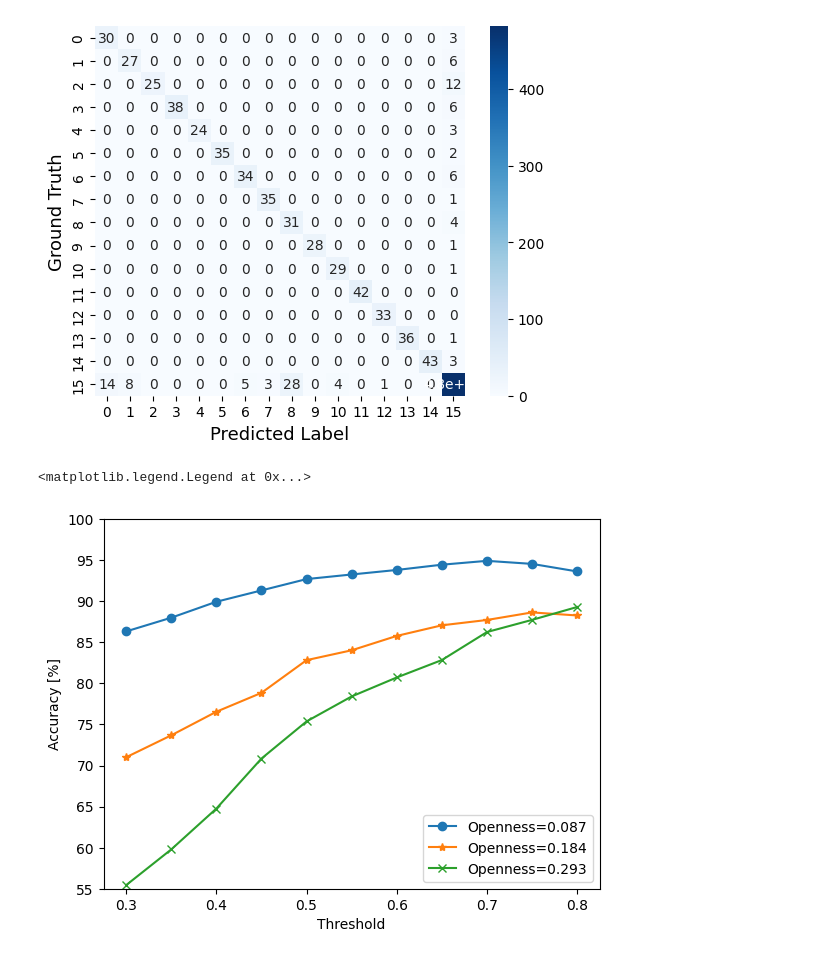
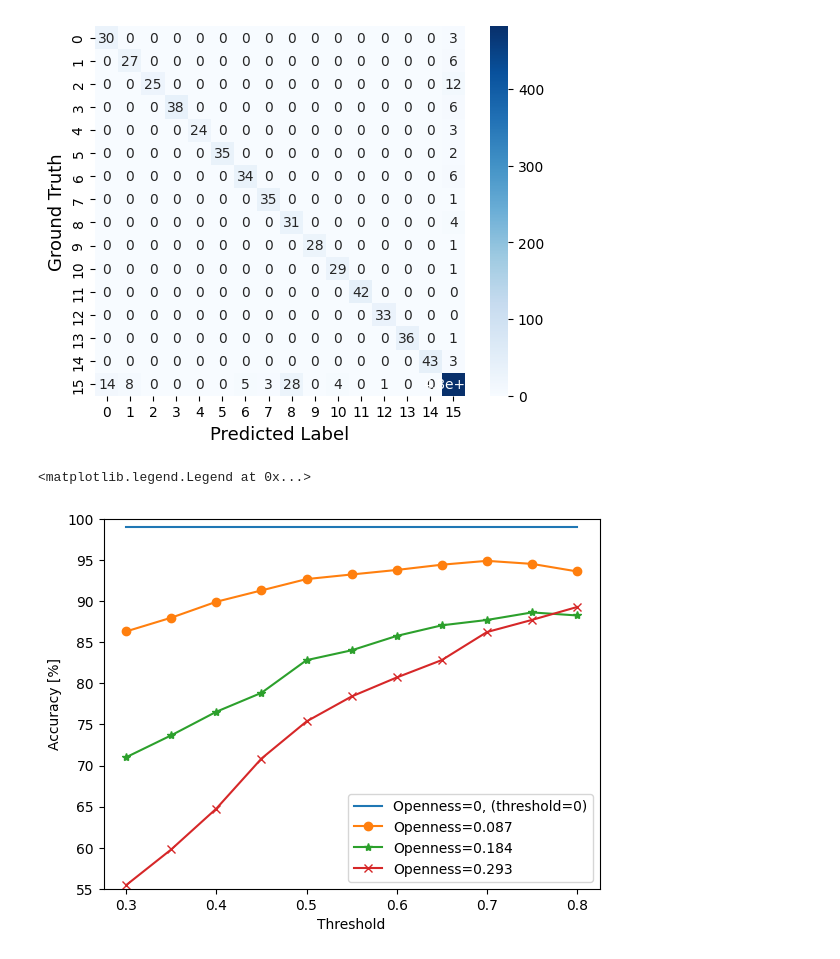
Before and after one commit to gondow86/InceptionTime, a Jupyter notebook: InceptionTime_open.ipynb, the cells around one changed output. Cells and saved outputs as stored; diff of their text form; code cells hidden in the pictures.

```diff
--- a/InceptionTime_open.ipynb
+++ b/InceptionTime_open.ipynb
@@ -412,15 +412,17 @@ array([[ 30,   0,   0,   0,   0,   0,   0,   0,   0,   0,   0,   0,   0,
 # %%
 x = np.linspace(0.30, 0.80, 11)
 y1 = [86.33, 88.00, 89.94, 91.32, 92.70, 93.26, 93.81, 94.45, 94.92, 94.55, 93.63]
 y2 = [71.01, 73.68, 76.55, 78.85, 82.83, 84.03, 85.78, 87.07, 87.72, 88.64, 88.27]
 y3 = [55.44, 59.79, 64.76, 70.85, 75.37, 78.41, 80.72, 82.84, 86.25, 87.73, 89.30]
+y0 = [99.08, 99.08, 99.08, 99.08, 99.08, 99.08, 99.08, 99.08, 99.08, 99.08, 99.08]
 plt.ylim(55, 100)
 plt.xlabel("Threshold")
 plt.ylabel("Accuracy [%]")
+plt.plot(x, y0, label="Openness=0, (threshold=0)")
 plt.plot(x, y1, marker="o", label="Openness=0.087")
 plt.plot(x, y2, marker="*", label="Openness=0.184")
 plt.plot(x, y3, marker="x", label="Openness=0.293")
 plt.legend()
 # %% [output]
 <matplotlib.legend.Legend at 0x...>
-[figure, old version]
+[figure, new version]
```
